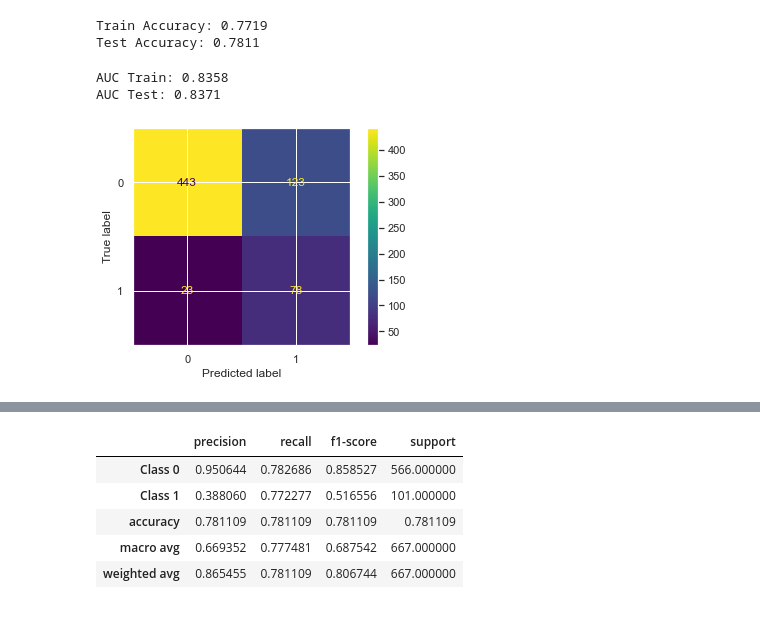
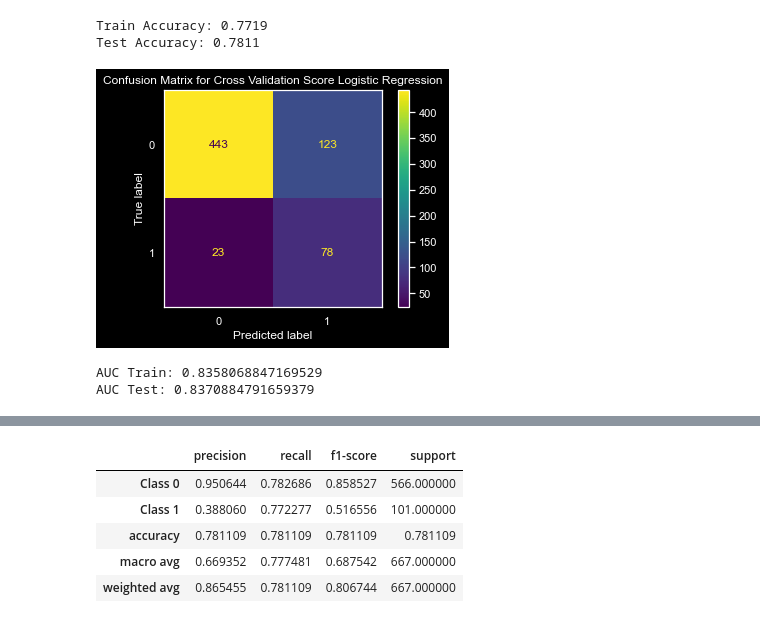
Before and after one commit to frankkiptoo/Phase-3-Project-SyriaTel-Customer-Churn-Prediction, a Jupyter notebook: student.ipynb, the cells around one changed output, grey strips where cells are left out. Saved outputs shown, nothing was run; the diff lists cells and outputs as text; code cells hidden in the pictures.

```diff
--- a/student.ipynb
+++ b/student.ipynb
@@ -763,23 +802,29 @@ print(f"Test Accuracy: {test_accuracy:.4f}")
 Train Accuracy: 0.7719
 Test Accuracy: 0.7811
 # %%
-# Predict probabilities for train and test datasets
+# Calculate AUC for train set
 y_train_pred_proba = cross_val.predict_proba(X_train_resampled)[:, 1]
-y_test_pred_proba = cross_val.predict_proba(X_test_scaled)[:, 1]
-
-# Calculate AUC for train dataset
 auc_train = roc_auc_score(y_train_resampled, y_train_pred_proba)
 
-# Calculate AUC for test dataset
+# Calculate AUC for test set
+y_test_pred_proba = cross_val.predict_proba(X_test_scaled)[:, 1]
 auc_test = roc_auc_score(y_test, y_test_pred_proba)
 
-# Visualize confusion matrix for test set
-cm_test = confusion_matrix(y_test, cross_val.predict(X_test_scaled))
-ConfusionMatrixDisplay(confusion_matrix=cm_test).plot()
+# Predict on the scaled test data
+pred = cross_val.predict(X_test_scaled)
 
-print(f"AUC Train: {auc_train:.4f}")
-print(f"AUC Test: {auc_test:.4f}")
+# Plot confusion matrix of the test set
+cm = confusion_matrix(y_test, pred, labels=cross_val.classes_)
+disp = ConfusionMatrixDisplay(confusion_matrix=cm, display_labels=cross_val.classes_)
+disp.plot()
+plt.grid(False)
+plt.title('Confusion Matrix for Cross Validation Score Logistic Regression')
+plt.show()
+
+# Print AUC scores
+print("AUC Train:", auc_train)
+print("AUC Test:", auc_test)
 # %% [output]
+[figure, new version]
-AUC Train: 0.8358
-AUC Test: 0.8371
+AUC Train: 0.8358068847169529
+AUC Test: 0.8370884791659379
-[figure, old version]
```
Also changed, not shown: parts of 15 cells of this notebook.
